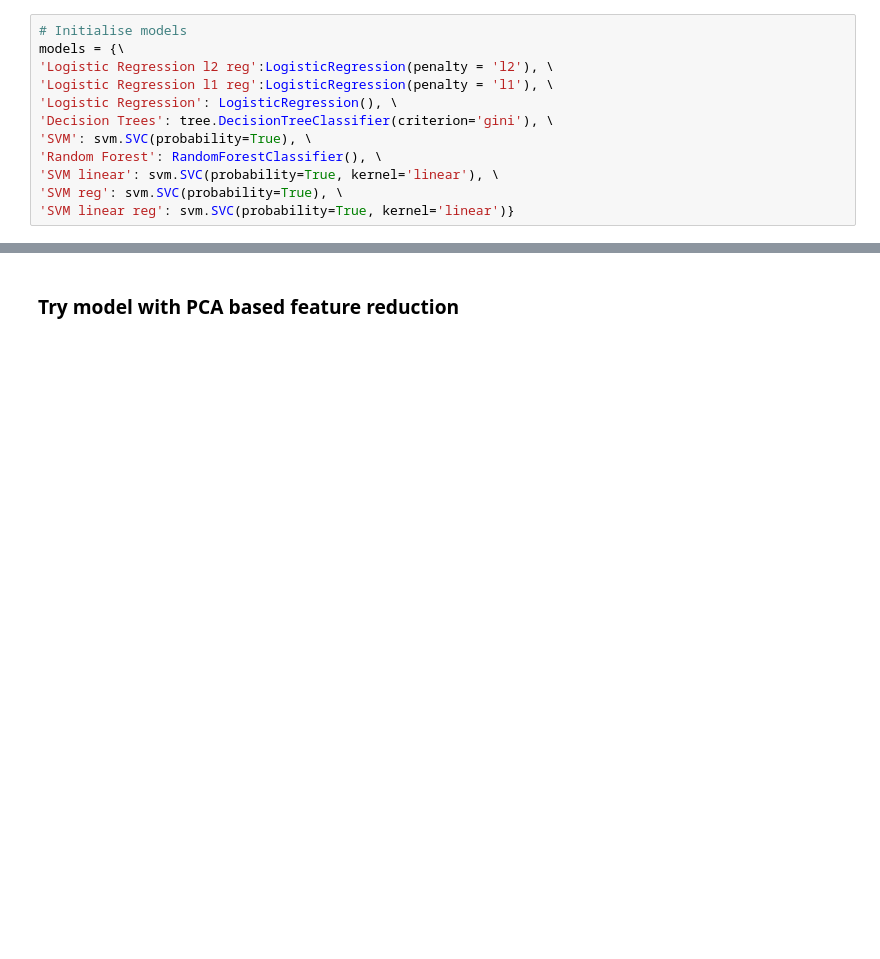
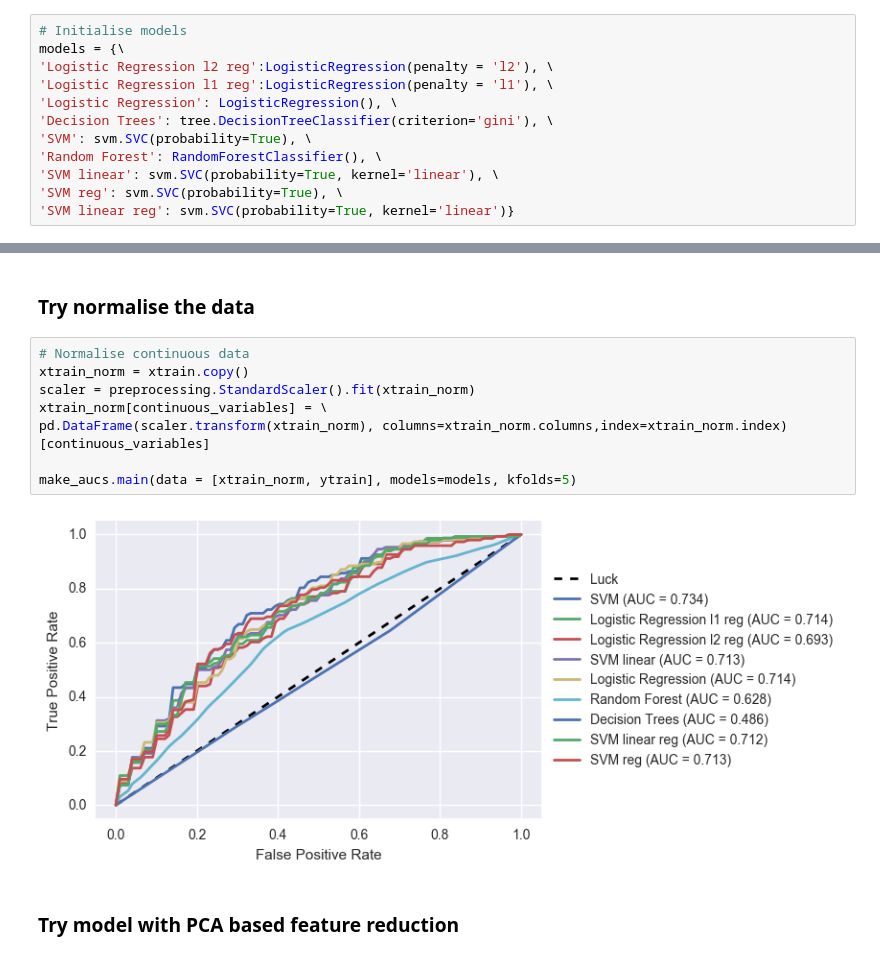
Before and after one commit to Htomlinson14/apnea_dev, a Jupyter notebook: notebooks/Hamish/Train Initial Models.ipynb, the cells around one changed output, grey strips where cells are left out. Saved outputs shown, nothing was run; the diff lists cells and outputs as text; blank space fills up the shorter version.

```diff
--- a/notebooks/Hamish/Train Initial Models.ipynb
+++ b/notebooks/Hamish/Train Initial Models.ipynb
@@ -90,3 +83,15 @@ make_aucs.main(data = [xtrain, ytrain], models=models, kfolds=5)
+# %% [markdown]
+### Try normalise the data
+# %%
+# Normalise continuous data
+xtrain_norm = xtrain.copy()
+scaler = preprocessing.StandardScaler().fit(xtrain_norm)
+xtrain_norm[continuous_variables] = \
+pd.DataFrame(scaler.transform(xtrain_norm), columns=xtrain_norm.columns,index=xtrain_norm.index)[continuous_variables]
+
+make_aucs.main(data = [xtrain_norm, ytrain], models=models, kfolds=5)
+# %% [output]
+[figure, added]
 # %% [markdown]
 ### Try model with PCA based feature reduction
 # %%
```
Also changed, not shown: parts of 10 cells of this notebook, 1 other file.
